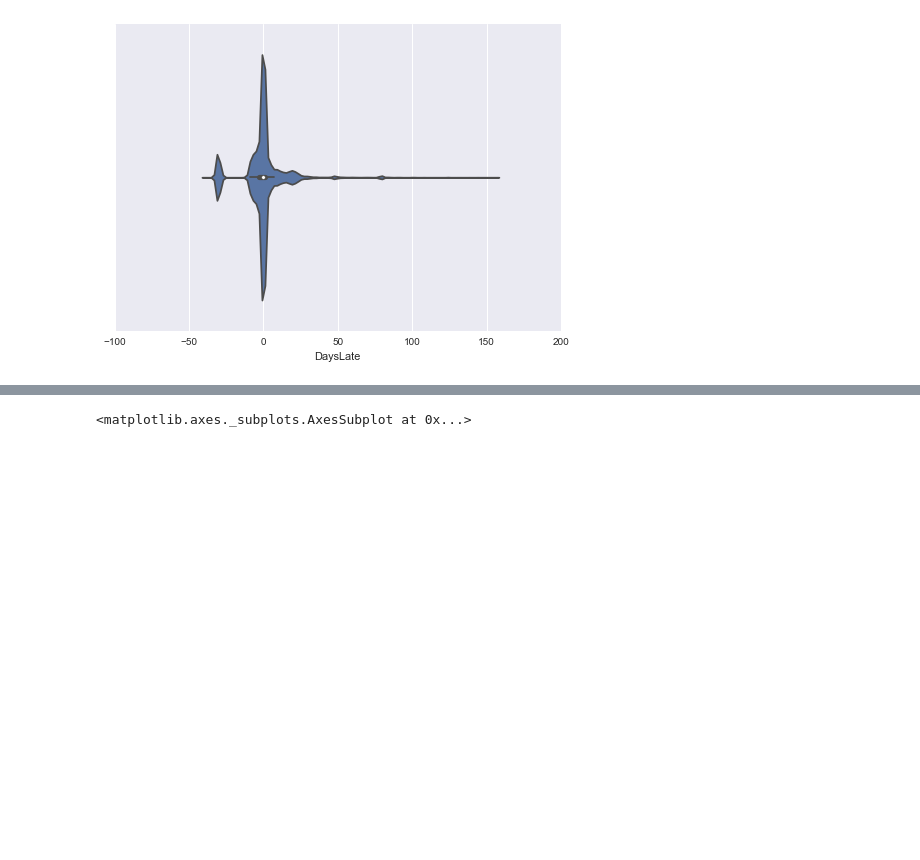
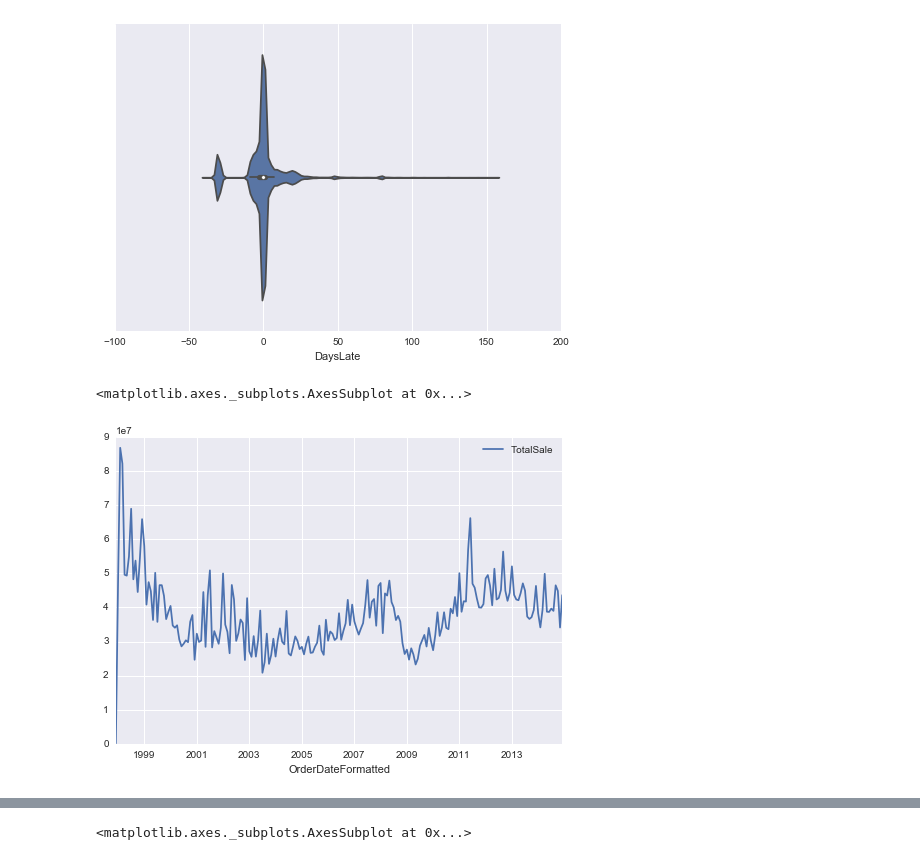
Before and after one commit to apclypsr/Capstone-Project, a Jupyter notebook: SurveyAnalysis.ipynb, the cells around one changed output, grey strips where cells are left out. Cells and saved outputs as stored; diff of their text form; code cells hidden in the pictures; blank space fills up the shorter version.

```diff
--- a/SurveyAnalysis.ipynb
+++ b/SurveyAnalysis.ipynb
@@ -145,0 +155,9 @@ sns.violinplot(USMTO_NO_SUBMIT_OUTLIERS.DaysLate, title = 'Distribution of Days
+# %%
+#average sales over time
+
+BY_MONTH = AAID_BY_MONTH.groupby(['OrderDateFormatted']).sum()
+BY_MONTH.reset_index(level=1, inplace=True)
+BY_MONTH.plot(x='OrderDateFormatted', y='TotalSale')
+# %% [output]
+<matplotlib.axes._subplots.AxesSubplot at 0x...>
+[figure, added]
```
Also changed, not shown: parts of 27 cells of this notebook.
